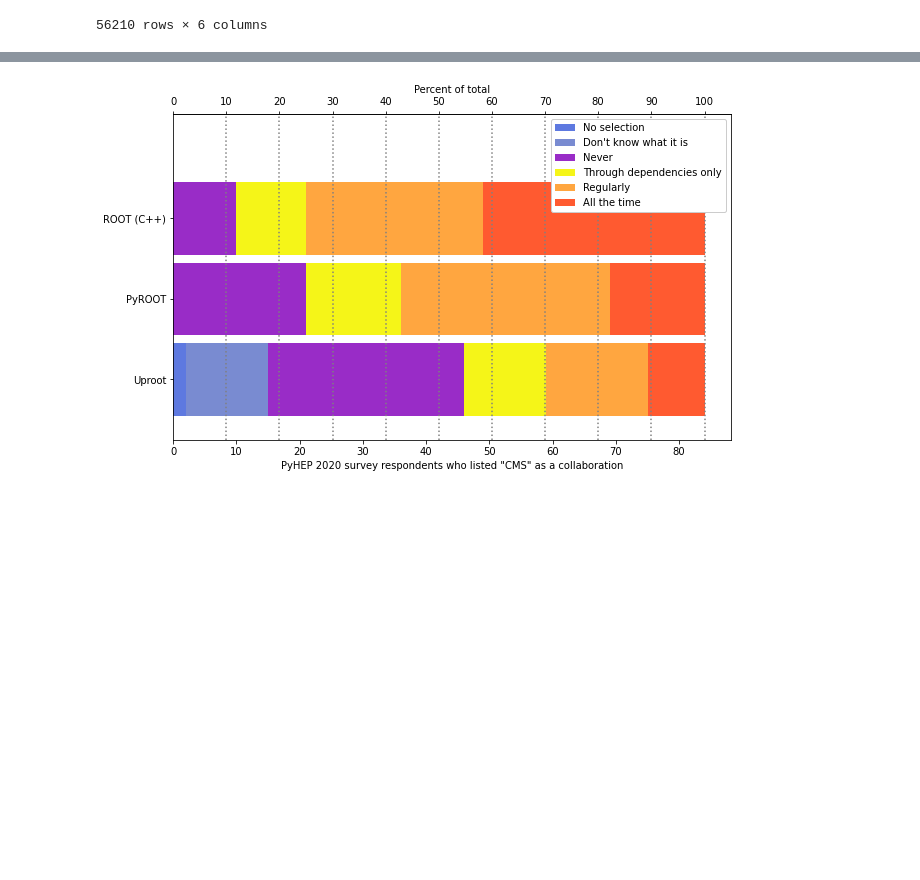
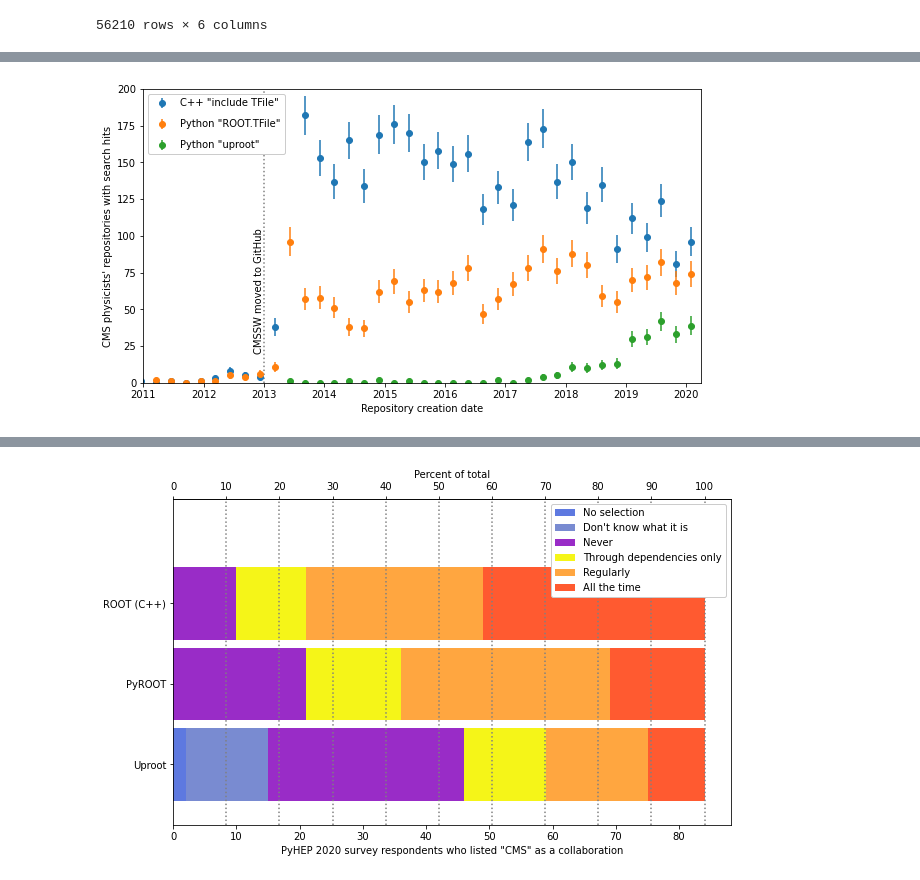
Before and after one commit to jpivarski-talks/2020-08-13-pyhep-debriefing, a Jupyter notebook: analyze-cmssw.ipynb, the cells around one changed output, grey strips where cells are left out. Cells and saved outputs as stored; diff of their text form; code cells hidden in the pictures; blank space fills up the shorter version.

Commit message:
Start saving plots, though there are still more packages coming.

```diff
--- a/analyze-cmssw.ipynb
+++ b/analyze-cmssw.ipynb
@@ -640,4 +642,27 @@ Text(2012-11-02 00:00:00, 125.0, 'CMSSW moved to GitHub')
 [figure]
+# %%
+ax = search_cpproot_vstime.plot(yerr=np.sqrt(search_cpproot_vstime), marker="o", ls="none", rot=0, figsize=(10, 6))
+search_pythonroot_vstime.plot(yerr=np.sqrt(search_pythonroot_vstime), marker="o", ls="none", rot=0, ax=ax)
+search_uproot_vstime.plot(yerr=np.sqrt(search_uproot_vstime), marker="o", ls="none", rot=0, ax=ax)
+years = ("2011", "2012", "2013", "2014", "2015", "2016", "2017", "2018", "2019", "2020")
+ax.set_xticks([pd.to_datetime(x + "-01-01") for x in years])
+ax.set_xticklabels(years, ha="center")
+ax.set_xlabel("Repository creation date")
+ax.set_ylabel("CMS physicists' repositories with search hits")
+ax.set_xlim(pd.to_datetime("2011-01-01"), pd.to_datetime("2020-04-01"))
+ax.set_ylim(0, 200)
+ax.legend([
+    "C++ \"include TFile\"", "Python \"ROOT.TFile\"", "Python \"uproot\""
+], loc="upper left", labelspacing=1.1, framealpha=1)
+ax.axvline(pd.to_datetime("2013-01-01"), c="gray", ls=":")
+ax.text(pd.to_datetime("2013-01-01") - pd.to_timedelta("60 days"), 125*0.5, "CMSSW moved to GitHub", rotation=90, va="center")
+# ax.axvline(pd.to_datetime("2015-04-10"), c="gray", ls=":")
+# ax.text(pd.to_datetime("2015-04-10")- pd.to_timedelta("60 days"), 175, "Start of Run 2", rotation=90, va="top")
+# ax.axvline(pd.to_datetime("2018-12-03"), c="gray", ls=":")
+# ax.text(pd.to_datetime("2018-12-03")- pd.to_timedelta("60 days"), 175, "End of Run 2", rotation=90, va="top")
+ax.get_figure().savefig("PLOTS/github-root-uproot.svg")
+# %% [output]
+[figure, added]
 # %%
 ax = search_cpproot_vstime.plot(yerr=np.sqrt(search_cpproot_vstime), marker="o", ls="none", rot=0, figsize=(10, 6))
 search_pythonroot_vstime.plot(yerr=np.sqrt(search_pythonroot_vstime), marker="o", ls="none", rot=0, ax=ax)
```
Also changed, not shown: parts of 7 cells of this notebook, 8 other files.
